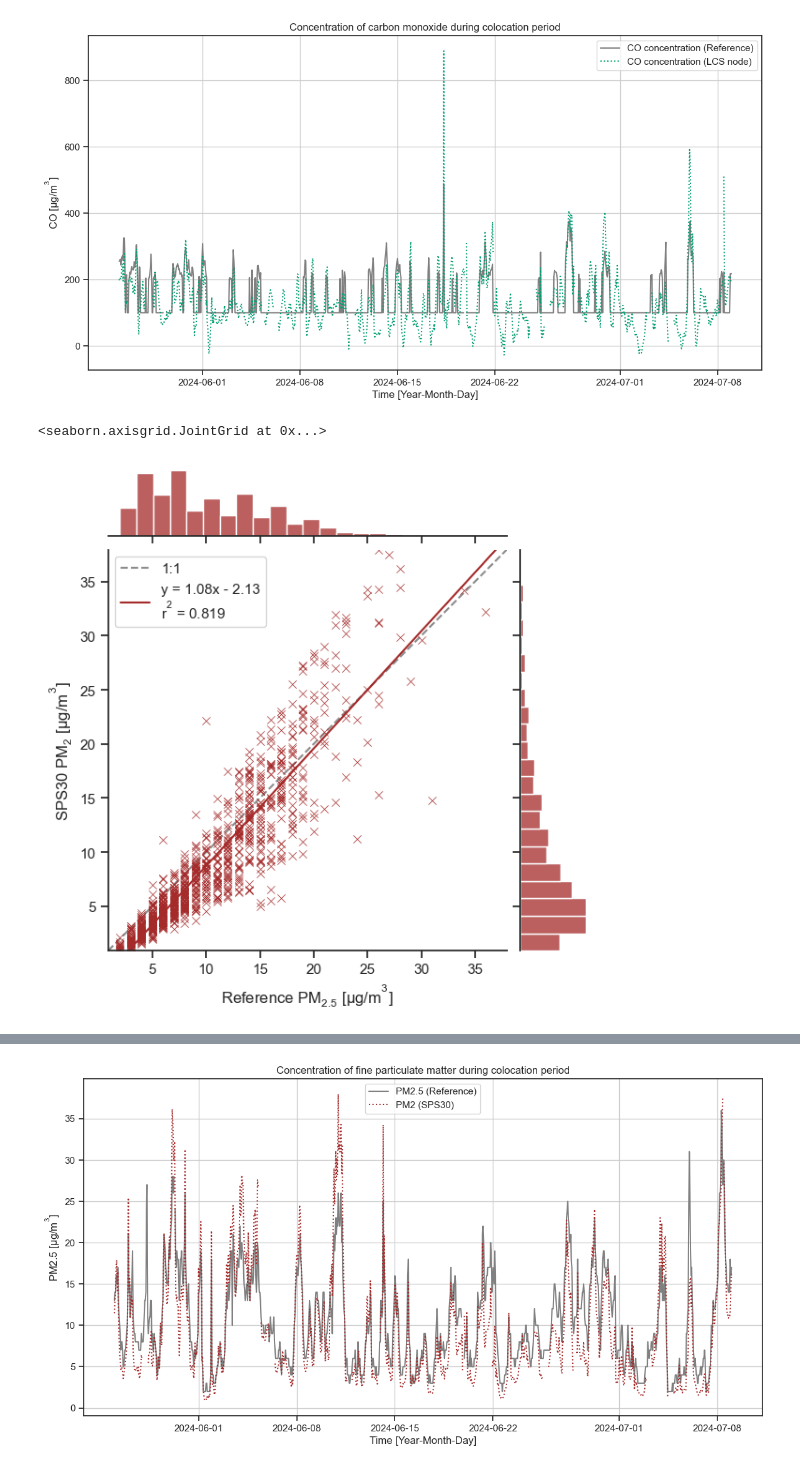
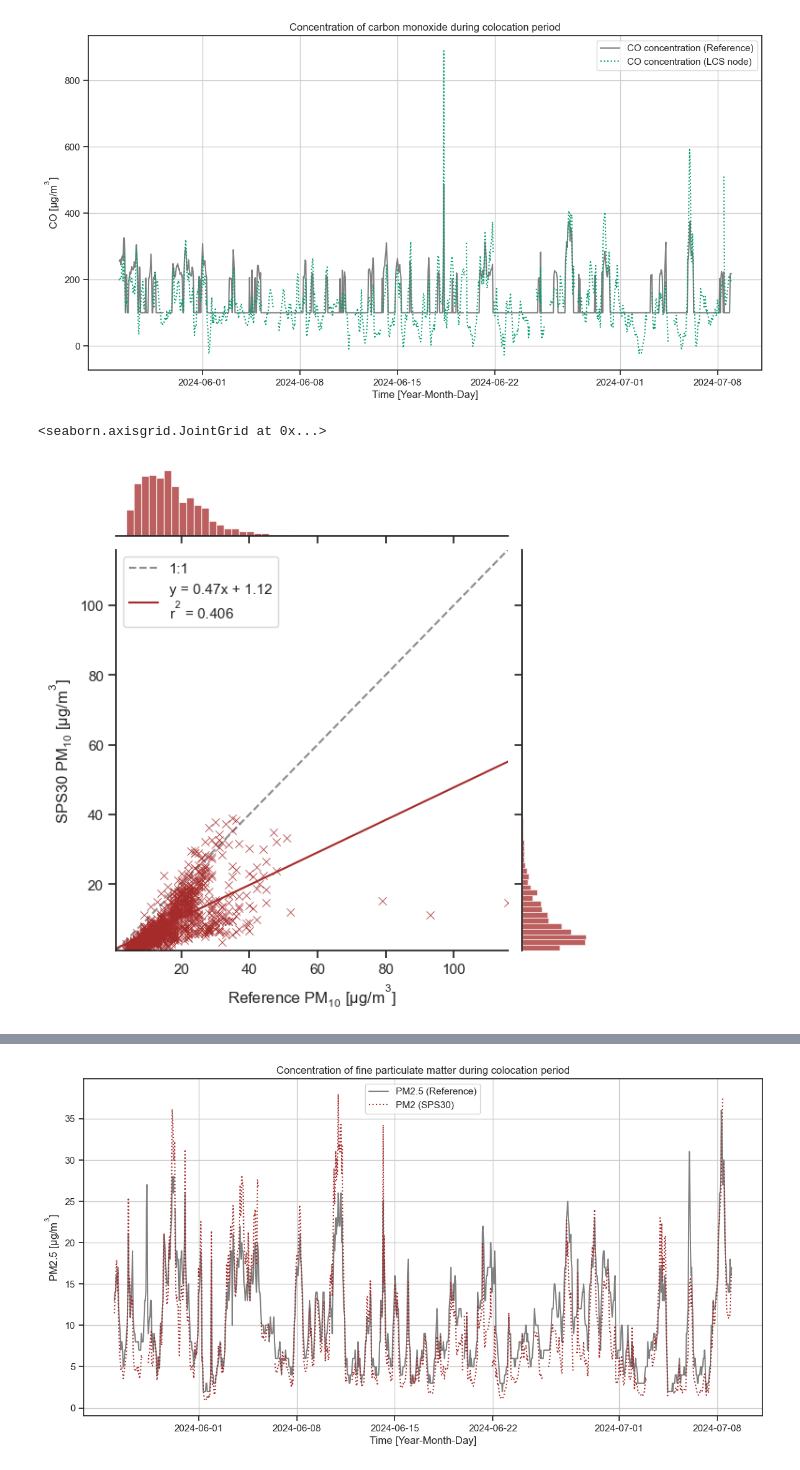
Before and after one commit to vn-hub/koloka, a Jupyter notebook: Eval3_summer.ipynb, the cells around one changed output, grey strips where cells are left out. Cells and saved outputs as stored; diff of their text form; code cells hidden in the pictures.

Commit message:
Added PM10 regplot
Including PM10 linear regression plot for summer evaluation period and Sahara Dust Storm epizode

```diff
--- a/Eval3_summer.ipynb
+++ b/Eval3_summer.ipynb
@@ -328,17 +328,17 @@ plt.show()
 # %% [output]
 [figure]
 # %%
-df["PM_2"] = pd.to_numeric(df["PM_2"], errors='coerce')
+df["PM_10_y"] = pd.to_numeric(df["PM_10_y"], errors='coerce')
 
 pm = atmospy.regplot(
     data=df,
-    x="PM25 [ug/m3]",
-    y="PM_2",
+    x="PM10 [ug/m3]",
+    y="PM_10_y",
     color="brown",
     marker='x',
 #    fit_reg=False
 )
-pm.set_axis_labels(xlabel="Reference $PM_{2.5}$ [$µg/m^{3}$]", ylabel="SPS30 $PM_{2}$ [$µg/m^{3}$]")
+pm.set_axis_labels(xlabel="Reference $PM_{10}$ [$µg/m^{3}$]", ylabel="SPS30 $PM_{10}$ [$µg/m^{3}$]")
 # %% [output]
 <seaborn.axisgrid.JointGrid at 0x...>
-[figure, old version]
+[figure, new version]
```
Also changed, not shown: parts of 1 cell of this notebook, 1 other file.
